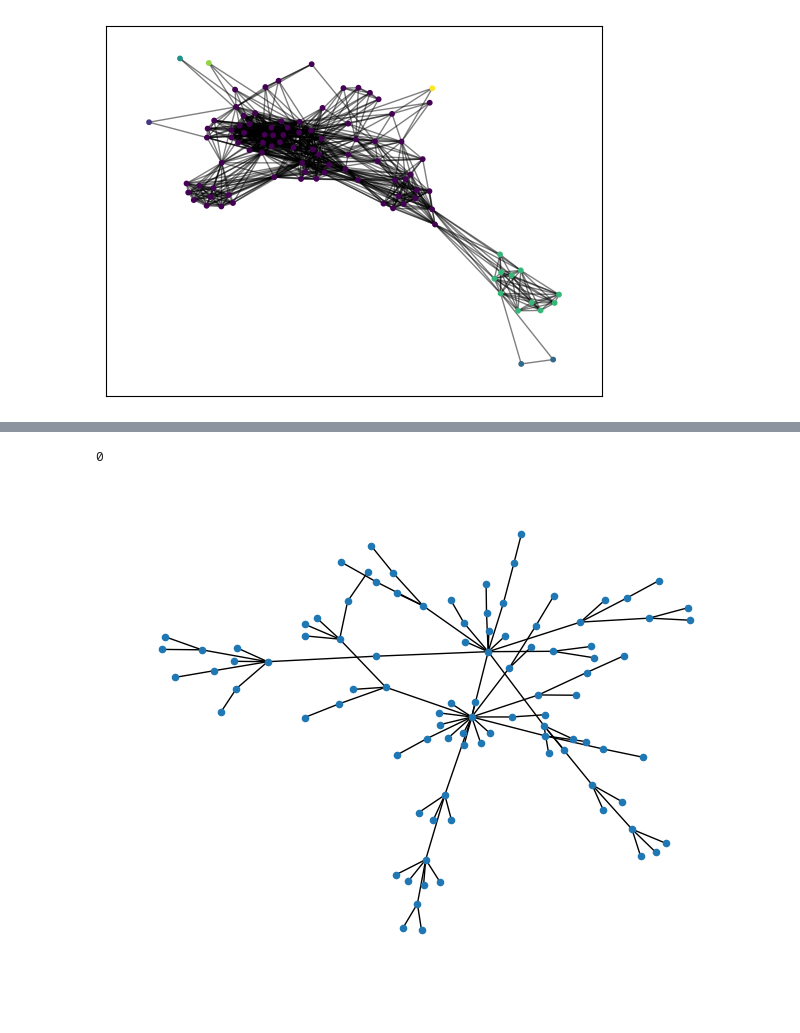
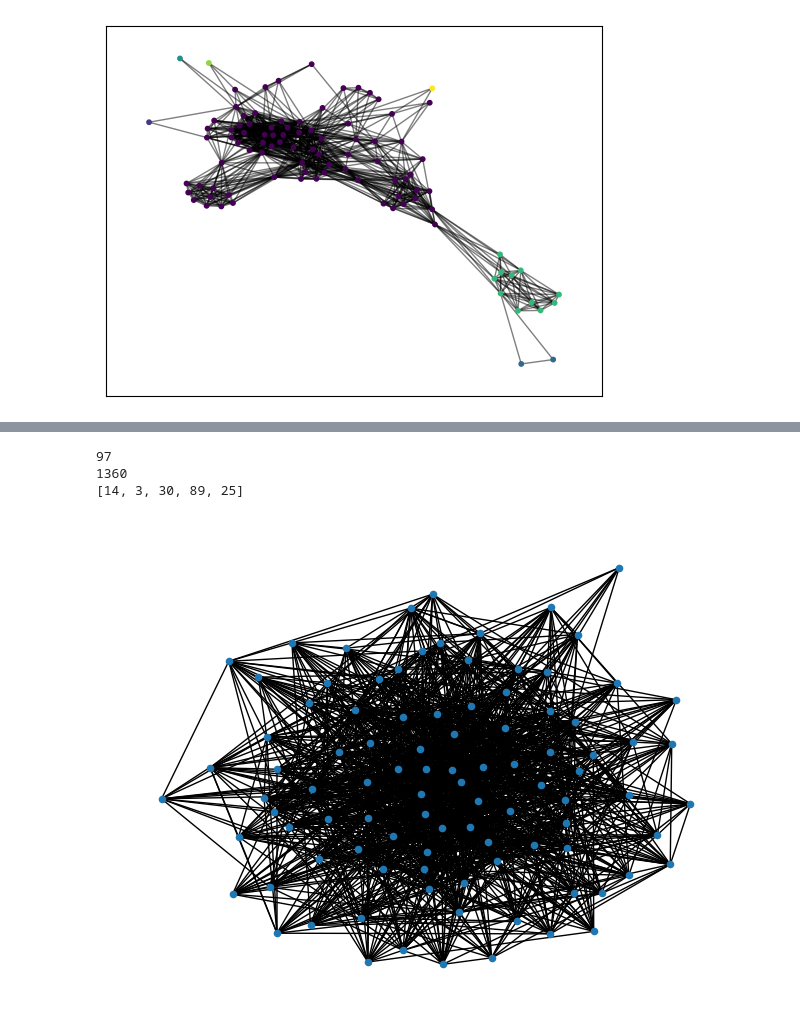
Before and after one commit to PierreRemacle/LINMA2472_P1, a Jupyter notebook: HW1.ipynb, the cells around one changed output, grey strips where cells are left out. Saved outputs shown, nothing was run; the diff lists cells and outputs as text; code cells hidden in the pictures.

Commit message:
greedy with Barabasi_Albert and graphs

```diff
--- a/HW1.ipynb
+++ b/HW1.ipynb
@@ -484,7 +489,7 @@ def compute_independent_cascade(graph, seed_nodes, prob, n_iters=85):
 
     # simulate the spread process over multiple runs
     for i in range(n_iters):
-        np.random.seed(i)
+        np.random.seed(i+10)
         active = seed_nodes[:]
         new_active = seed_nodes[:]
 
@@ -492,9 +497,9 @@ def compute_independent_cascade(graph, seed_nodes, prob, n_iters=85):
         while new_active:
             activated_nodes = []
             for node in new_active:
-                neighbors = list(graph_net.neighbors(node))
+                neighbors = set(graph_net.neighbors(node))
                 success = np.random.uniform(0, 1) < prob
-                activated_nodes += list(np.extract(success, neighbors))
+                activated_nodes += list(np.extract(success, list(neighbors)))
 
             # ensure the newly activated nodes doesn't already exist
             # in the final list of activated nodes before adding them
@@ -507,7 +512,7 @@ def compute_independent_cascade(graph, seed_nodes, prob, n_iters=85):
 
     return total_spead / n_iters
 
-def greedy(graph, k, prob=0., n_iters=1000):
+def greedy(graph, k, prob, n_iters):
     """
     Find k nodes with the largest spread (determined by IC) from a igraph graph
     using the Greedy Algorithm.
@@ -543,8 +548,8 @@ def greedy(graph, k, prob=0., n_iters=1000):
 
     return solution, spreads, elapsed
 seed_nodes = [0]
-prob = 0.1
-n_iters = 85
+prob = 0.11
+n_iters = 1000
 greedy_solution, greedy_spreads, greedy_elapsed = greedy(graph_net, 5, prob, n_iters)
 print('solution: ', greedy_solution)
 print('spreads: ', greedy_spreads)
@@ -573,10 +593,18 @@ plotSpreadingCurve(spreading_curve, "random")
 # %%
 def Barabasi_Albert(G):
-    BA = nx.barabasi_albert_graph(nx.number_of_nodes(G), 1)
+    BA = nx.barabasi_albert_graph(nx.number_of_nodes(G), 17)
     nx.draw(BA,node_size=20)
-    return 0
+    return BA
 
-Barabasi_Albert(graph_net)
+BA =Barabasi_Albert(graph_net)
+print(nx.number_of_nodes(BA))
+print(nx.number_of_edges(BA))
+
+
+BA_greedy_solution, greedy_spreads, greedy_elapsed = greedy(BA, 5, prob, n_iters)
+print(BA_greedy_solution)
 # %% [output]
-0
+97
+1360
+[14, 3, 30, 89, 25]
-[figure, old version]
+[figure, new version]
```
Also changed, not shown: parts of 10 cells of this notebook.
